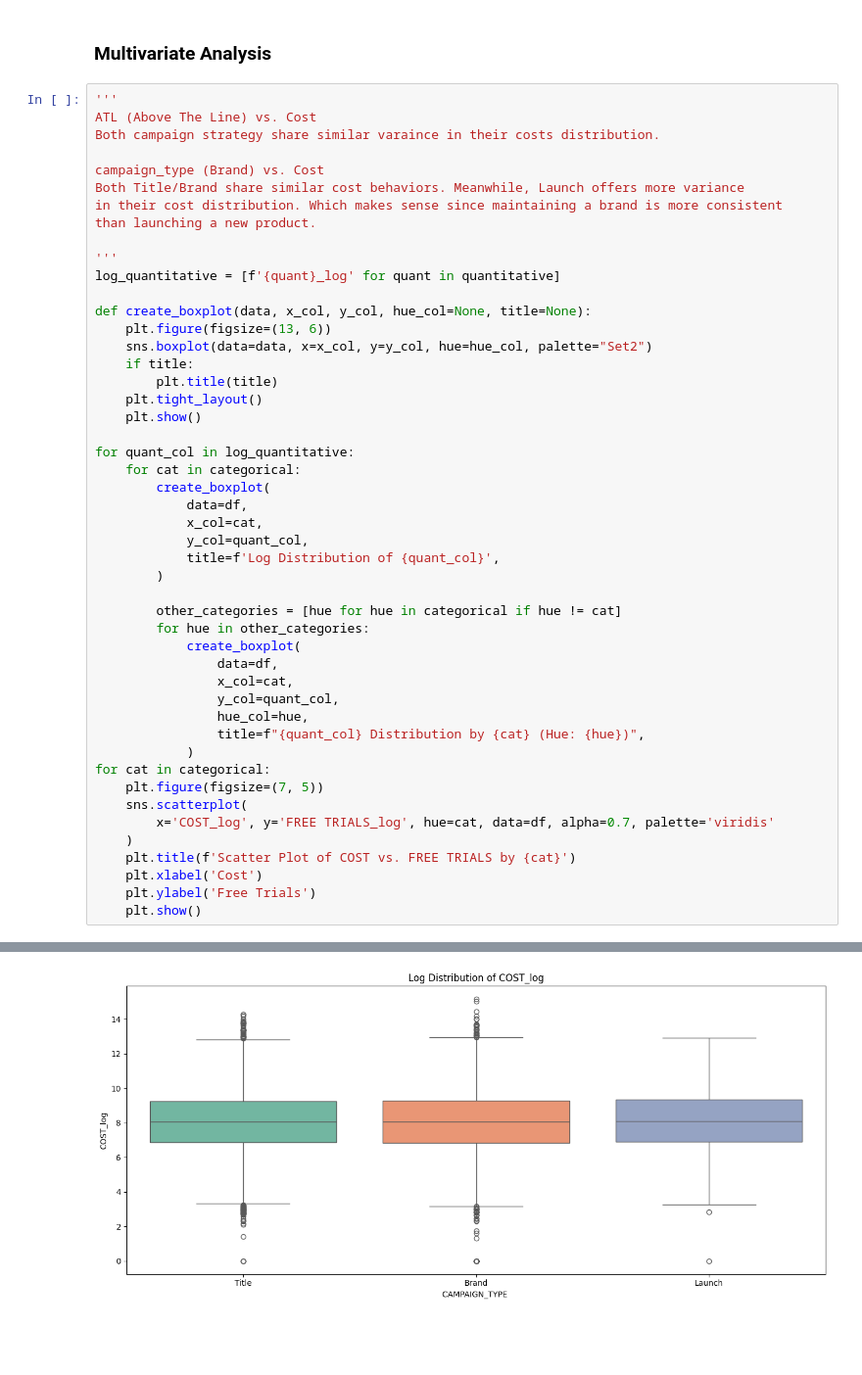
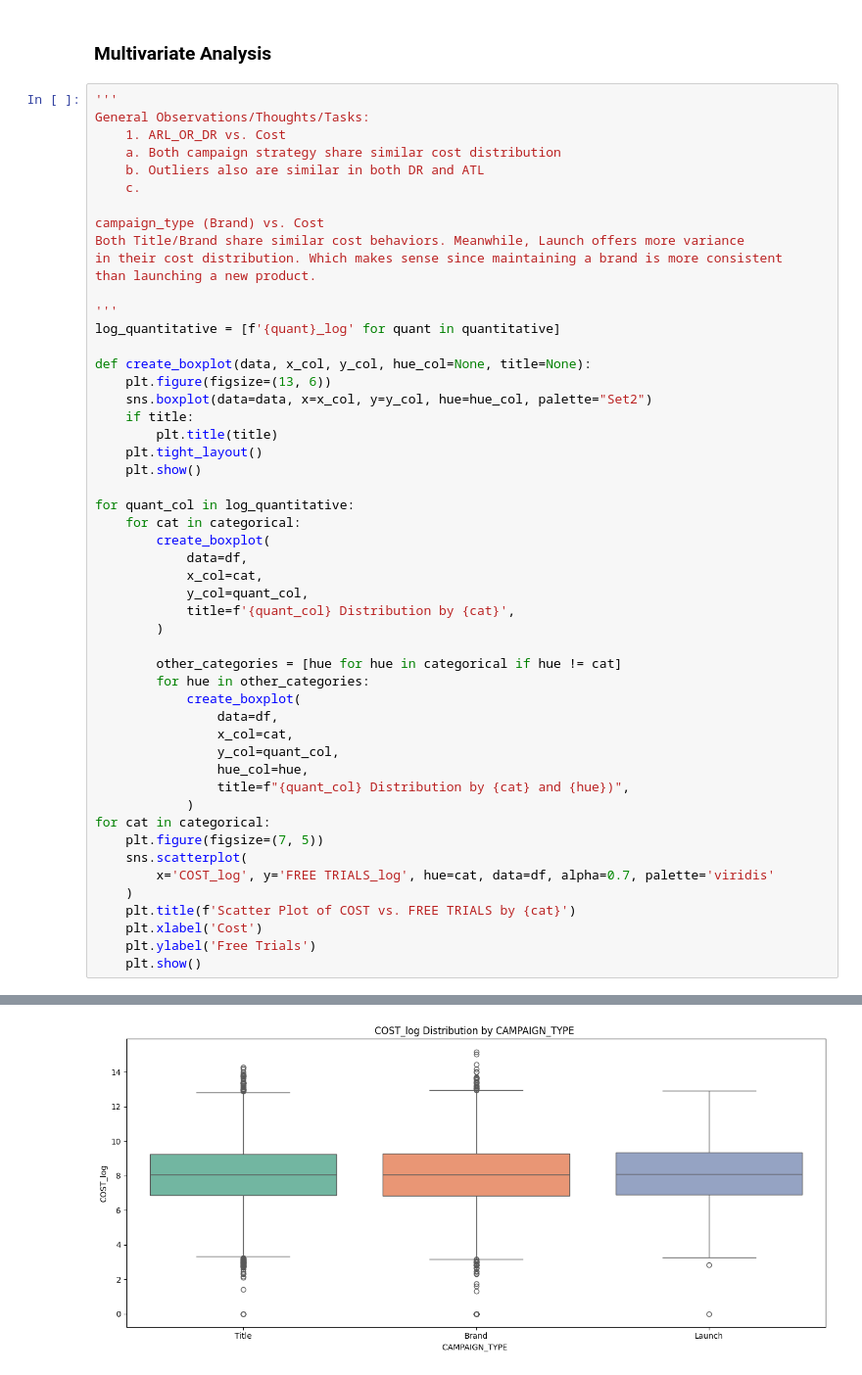
Before and after one commit to 11echeng/free-trial-analysis, a Jupyter notebook: src/notebook/01_paramount_eda_visuals.ipynb, the cells around one changed output, grey strips where cells are left out. Shown at 98% size. Saved outputs shown, nothing was run; the diff lists cells and outputs as text; blank space fills up the shorter version.

Commit message:
final visuals

```diff
--- a/src/notebook/01_paramount_eda_visuals.ipynb
+++ b/src/notebook/01_paramount_eda_visuals.ipynb
@@ -397,8 +397,11 @@ for cat in categorical:
 ### Multivariate Analysis
 # %%
 '''
-ATL (Above The Line) vs. Cost
-Both campaign strategy share similar varaince in their costs distribution.
+General Observations/Thoughts/Tasks:
+    1. ARL_OR_DR vs. Cost
+    a. Both campaign strategy share similar cost distribution
+    b. Outliers also are similar in both DR and ATL
+    c.
 
 campaign_type (Brand) vs. Cost
 Both Title/Brand share similar cost behaviors. Meanwhile, Launch offers more variance
@@ -422,7 +425,7 @@ for quant_col in log_quantitative:
             data=df,
             x_col=cat,
             y_col=quant_col,
-            title=f'Log Distribution of {quant_col}',
+            title=f'{quant_col} Distribution by {cat}',
         )
 
         other_categories = [hue for hue in categorical if hue != cat]
@@ -432,7 +435,7 @@ for quant_col in log_quantitative:
                 x_col=cat,
                 y_col=quant_col,
                 hue_col=hue,
-                title=f"{quant_col} Distribution by {cat} (Hue: {hue})",
+                title=f"{quant_col} Distribution by {cat} and {hue})",
             )
 for cat in categorical:
     plt.figure(figsize=(7, 5))
@@ -451,9 +454,9 @@ Passing `palette` without assigning `hue` is deprecated and will be removed in v
 [figure]
 [figure]
 Passing `palette` without assigning `hue` is deprecated and will be removed in v0.14.0. Assign the `x` variable to `hue` and set `legend=False` for the same effect.
 
   sns.boxplot(data=data, x=x_col, y=y_col, hue=hue_col, palette="Set2")
-[figure, old version]
+[figure, new version]
 [figure]
 [figure]
 Passing `palette` without assigning `hue` is deprecated and will be removed in v0.14.0. Assign the `x` variable to `hue` and set `legend=False` for the same effect.
```
Also changed, not shown: parts of 1 cell of this notebook.
